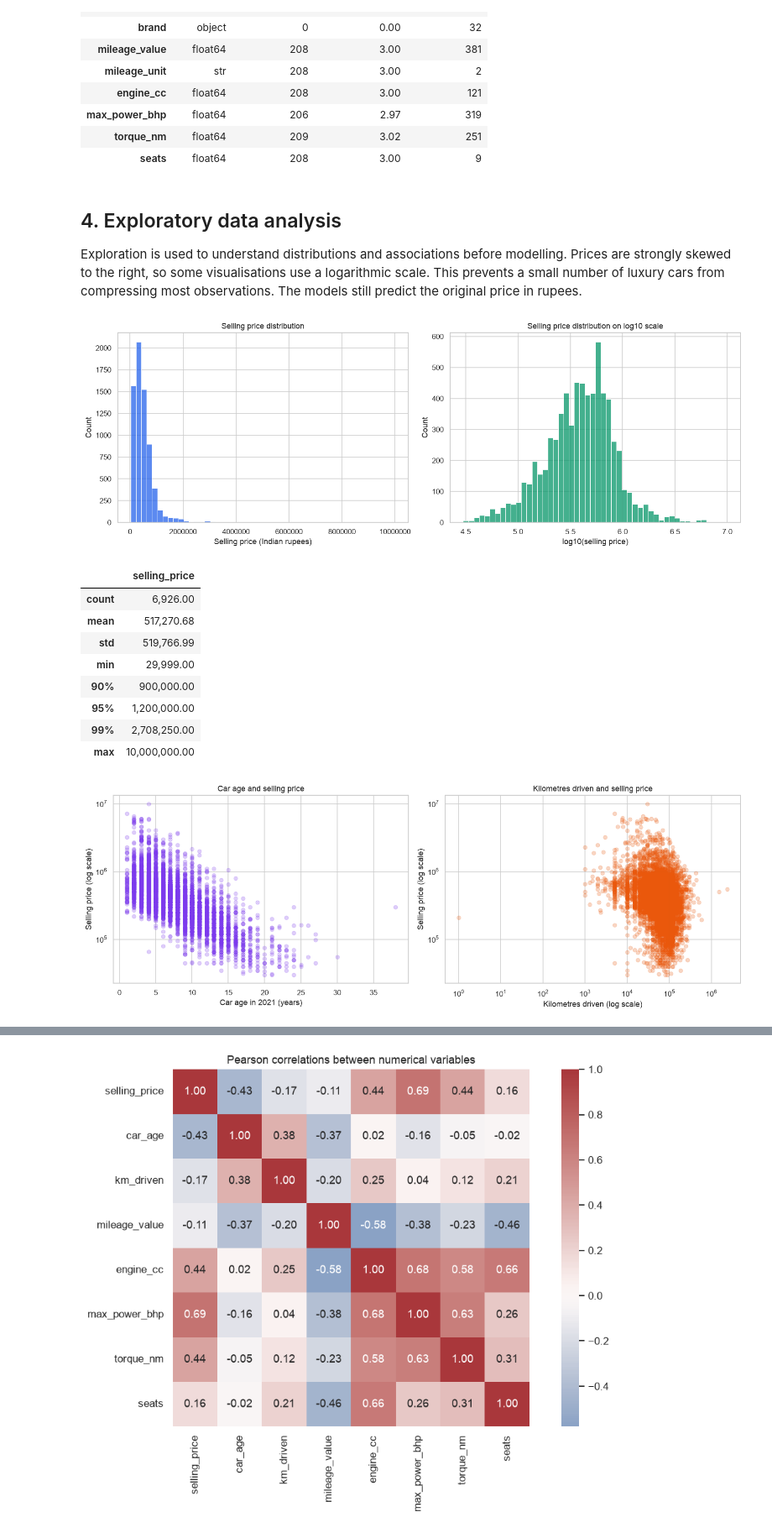
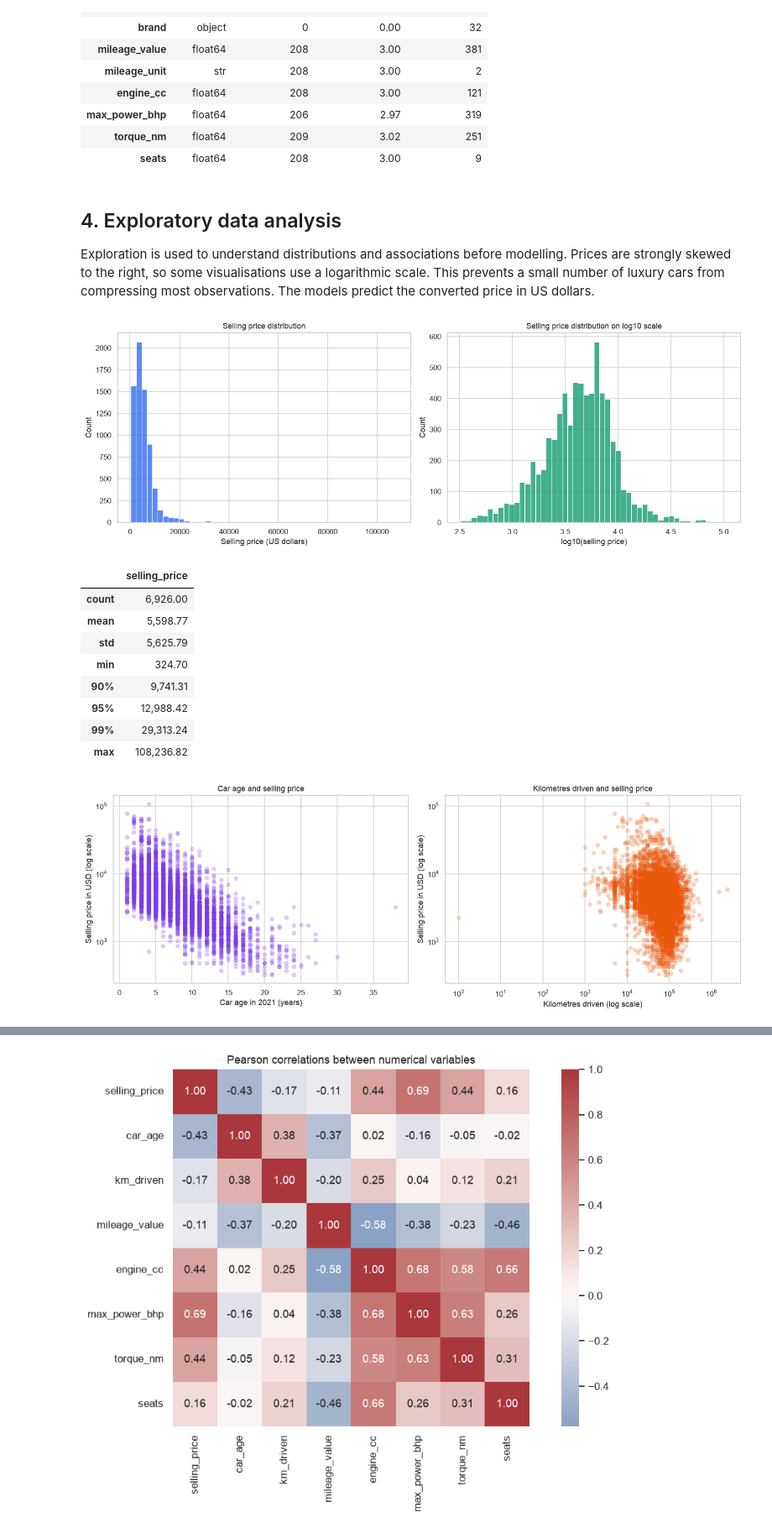
Before and after one commit to rh-soboh/used-car-price-prediction-portfolio, a Jupyter notebook: Shadrach_Oboh_Used_Car_Portfolio.ipynb, the cells around one changed output, grey strips where cells are left out. Shown at 84% size. Drawn from its saved outputs; the diff is of its cells as text; code cells hidden in the pictures.

```diff
--- a/Shadrach_Oboh_Used_Car_Portfolio.ipynb
+++ b/Shadrach_Oboh_Used_Car_Portfolio.ipynb
@@ -58,6 +58,7 @@ from sklearn.tree import DecisionTreeRegressor
 warnings.filterwarnings("ignore", category=FutureWarning)
 
 RANDOM_STATE = 42
+INR_PER_USD = 92.39  # Reference rate on 26 November 2026
 DATA_PATH = Path("Car details v3.csv")
 FIGURE_DIR = Path("figures")
 FIGURE_DIR.mkdir(exist_ok=True)
@@ -99,6 +105,9 @@ required_columns = {
 assert required_columns.issubset(raw_cars.columns), "The CSV does not have the expected columns."
 assert (raw_cars["selling_price"] > 0).all(), "Selling prices must be positive."
 
+# Convert the assumed original INR prices to USD in memory.
+raw_cars["selling_price"] = raw_cars["selling_price"] / INR_PER_USD
+
 print(f"Dataset shape: {raw_cars.shape[0]:,} rows × {raw_cars.shape[1]} columns")
 raw_cars.head()
 # %% [output]
@@ -328,35 +337,35 @@ display(cleaning_audit)
 # %% [markdown]
 ## 4. Exploratory data analysis
 
-Exploration is used to understand distributions and associations before modelling. Prices are strongly skewed to the right, so some visualisations use a logarithmic scale. This prevents a small number of luxury cars from compressing most observations. The models still predict the original price in rupees.
+Exploration is used to understand distributions and associations before modelling. Prices are strongly skewed to the right, so some visualisations use a logarithmic scale. This prevents a small number of luxury cars from compressing most observations. The models predict the converted price in US dollars.
 # %%
 fig, axes = plt.subplots(1, 2, figsize=(14, 5))
 
 sns.histplot(cars["selling_price"], bins=50, ax=axes[0], color="#2563eb")
 axes[0].set_title("Selling price distribution")
-axes[0].set_xlabel("Selling price (Indian rupees)")
+axes[0].set_xlabel("Selling price (US dollars)")
 axes[0].ticklabel_format(style="plain", axis="x")
 
 sns.histplot(np.log10(cars["selling_price"]), bins=50, ax=axes[1], color="#059669")
 axes[1].set_title("Selling price distribution on log10 scale")
 axes[1].set_xlabel("log10(selling price)")
 
 fig.tight_layout()
 fig.savefig(FIGURE_DIR / "price_distribution.png", bbox_inches="tight")
 plt.show()
 
 display(cars["selling_price"].describe(percentiles=[0.90, 0.95, 0.99]).to_frame())
 # %% [output]
-[figure, old version]
+[figure, new version]
 |  | selling_price |
 | count | 6,926.00 |
-| mean | 517,270.68 |
-| std | 519,766.99 |
-| min | 29,999.00 |
-| 90% | 900,000.00 |
-| 95% | 1,200,000.00 |
-| 99% | 2,708,250.00 |
-| max | 10,000,000.00 |
+| mean | 5,598.77 |
+| std | 5,625.79 |
+| min | 324.70 |
+| 90% | 9,741.31 |
+| 95% | 12,988.42 |
+| 99% | 29,313.24 |
+| max | 108,236.82 |
 # %%
 fig, axes = plt.subplots(1, 2, figsize=(14, 5))
 
@@ -367,7 +376,7 @@ sns.scatterplot(
 axes[0].set_yscale("log")
 axes[0].set_title("Car age and selling price")
 axes[0].set_xlabel(f"Car age in {REFERENCE_YEAR} (years)")
-axes[0].set_ylabel("Selling price (log scale)")
+axes[0].set_ylabel("Selling price in USD (log scale)")
 
 sns.scatterplot(
     data=cars, x="km_driven", y="selling_price", alpha=0.25,
@@ -377,13 +386,13 @@ axes[1].set_xscale("log")
 axes[1].set_yscale("log")
 axes[1].set_title("Kilometres driven and selling price")
 axes[1].set_xlabel("Kilometres driven (log scale)")
-axes[1].set_ylabel("Selling price (log scale)")
+axes[1].set_ylabel("Selling price in USD (log scale)")
 
 fig.tight_layout()
 fig.savefig(FIGURE_DIR / "numerical_relationships.png", bbox_inches="tight")
 plt.show()
 # %% [output]
-[figure, old version]
+[figure, new version]
 # %%
 fig, axes = plt.subplots(1, 3, figsize=(17, 5))
 
```
Also changed, not shown: parts of 24 cells of this notebook, 1 other file.
